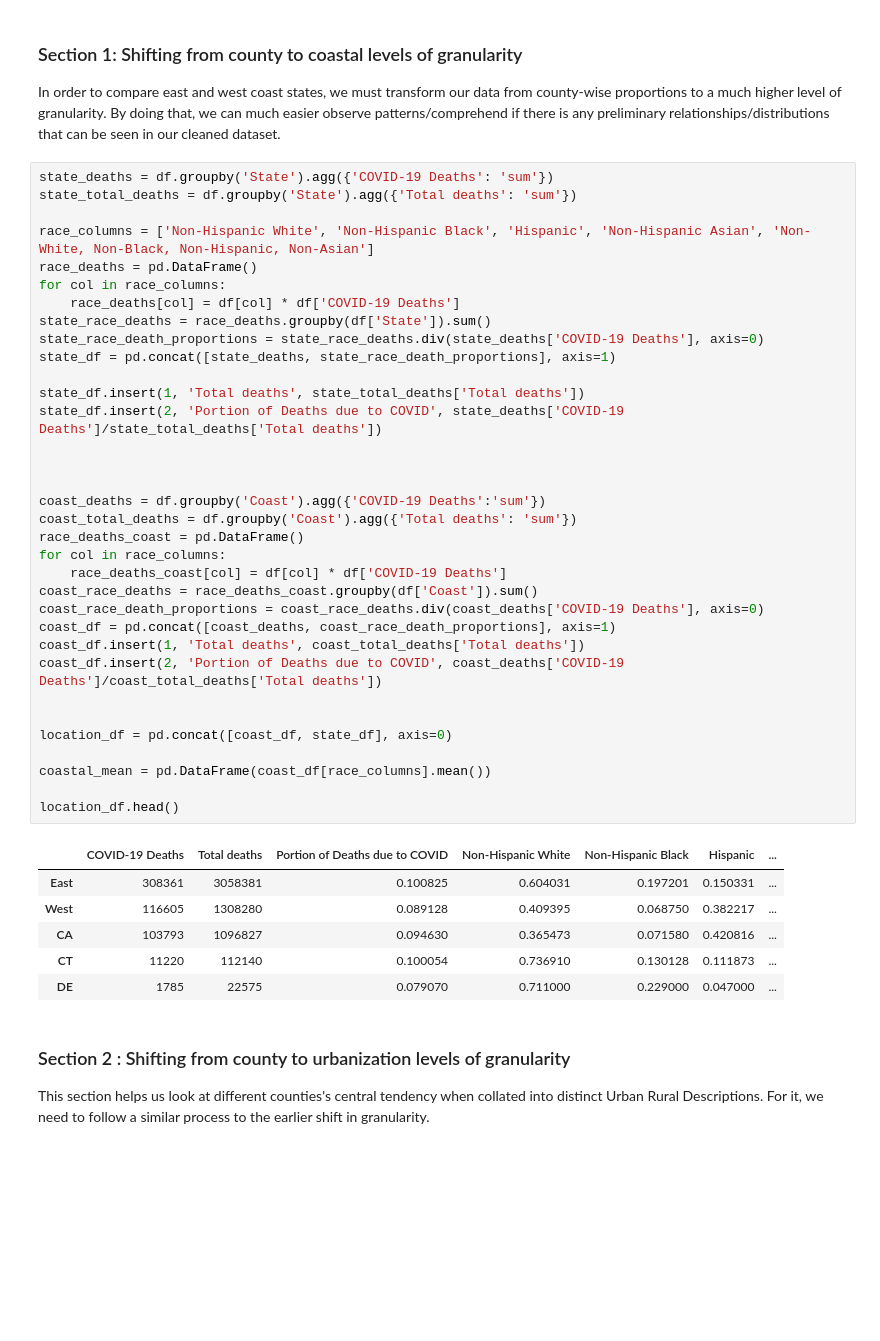
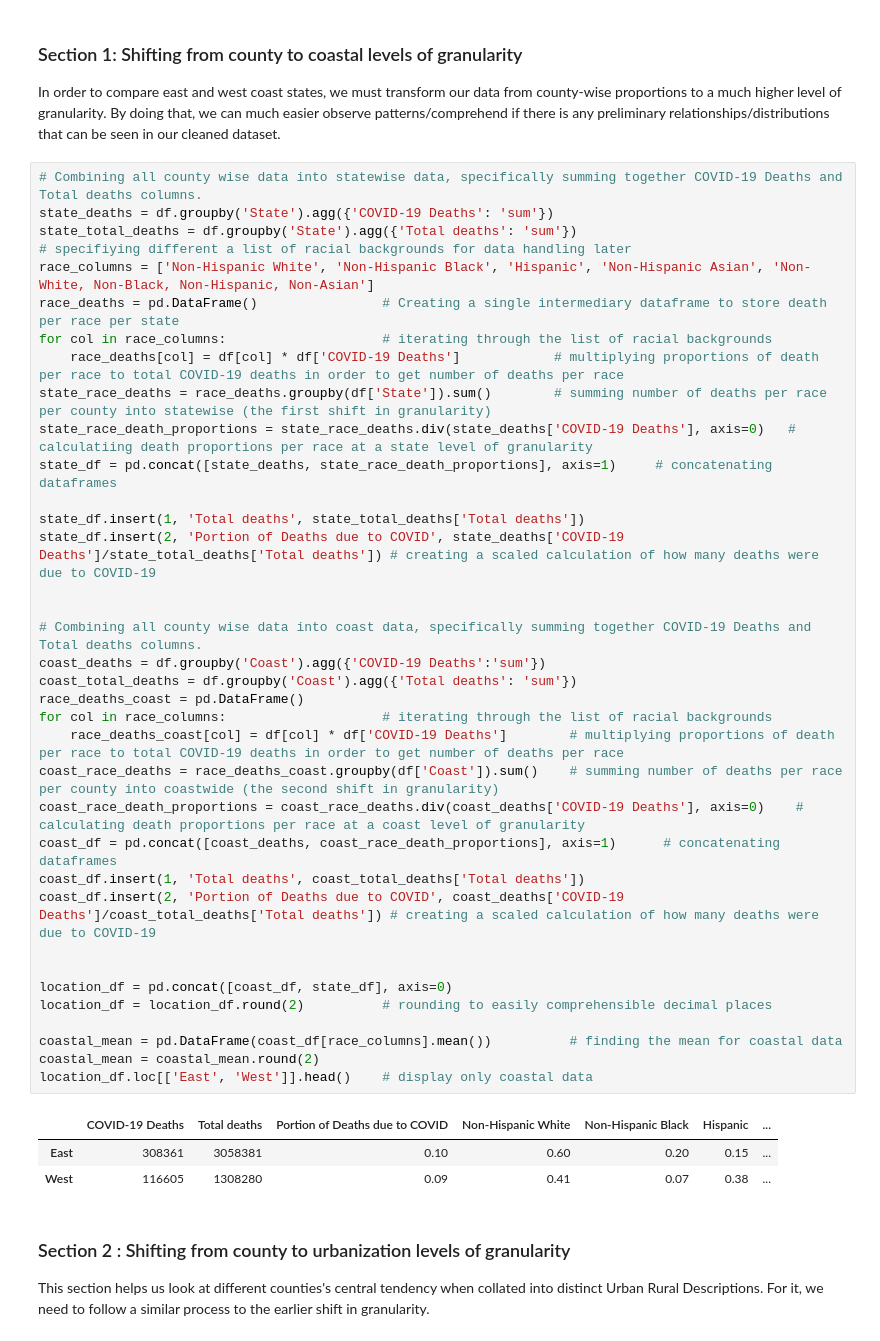
Before and after one commit to kshtwr/COVID-Mortality-Rate-in-Diverse-Cities, a Jupyter notebook: EDACheckpoint_Group116_WI24.ipynb, the cells around one changed output. Drawn from its saved outputs; the diff is of its cells as text; blank space fills up the shorter version.

```diff
--- a/EDACheckpoint_Group116_WI24.ipynb
+++ b/EDACheckpoint_Group116_WI24.ipynb
@@ -155,46 +155,45 @@ df.head()
 
 In order to compare east and west coast states, we must transform our data from county-wise proportions to a much higher level of granularity. By doing that, we can much easier observe patterns/comprehend if there is any preliminary relationships/distributions that can be seen in our cleaned dataset.
 # %%
+# Combining all county wise data into statewise data, specifically summing together COVID-19 Deaths and Total deaths columns.
 state_deaths = df.groupby('State').agg({'COVID-19 Deaths': 'sum'})
 state_total_deaths = df.groupby('State').agg({'Total deaths': 'sum'})
-
+# specifiying different a list of racial backgrounds for data handling later
 race_columns = ['Non-Hispanic White', 'Non-Hispanic Black', 'Hispanic', 'Non-Hispanic Asian', 'Non-White, Non-Black, Non-Hispanic, Non-Asian']
-race_deaths = pd.DataFrame()
-for col in race_columns:
-    race_deaths[col] = df[col] * df['COVID-19 Deaths']
-state_race_deaths = race_deaths.groupby(df['State']).sum()
-state_race_death_proportions = state_race_deaths.div(state_deaths['COVID-19 Deaths'], axis=0)
-state_df = pd.concat([state_deaths, state_race_death_proportions], axis=1)
+race_deaths = pd.DataFrame()                # Creating a single intermediary dataframe to store death per race per state
+for col in race_columns:                    # iterating through the list of racial backgrounds
+    race_deaths[col] = df[col] * df['COVID-19 Deaths']            # multiplying proportions of death per race to total COVID-19 deaths in order to get number of deaths per race
+state_race_deaths = race_deaths.groupby(df['State']).sum()        # summing number of deaths per race per county into statewise (the first shift in granularity)
+state_race_death_proportions = state_race_deaths.div(state_deaths['COVID-19 Deaths'], axis=0)   # calculatiing death proportions per race at a state level of granularity
+state_df = pd.concat([state_deaths, state_race_death_proportions], axis=1)     # concatenating dataframes
 
 state_df.insert(1, 'Total deaths', state_total_deaths['Total deaths'])
-state_df.insert(2, 'Portion of Deaths due to COVID', state_deaths['COVID-19 Deaths']/state_total_deaths['Total deaths'])
+state_df.insert(2, 'Portion of Deaths due to COVID', state_deaths['COVID-19 Deaths']/state_total_deaths['Total deaths']) # creating a scaled calculation of how many deaths were due to COVID-19
 
 
-
+# Combining all county wise data into coast data, specifically summing together COVID-19 Deaths and Total deaths columns.
 coast_deaths = df.groupby('Coast').agg({'COVID-19 Deaths':'sum'})
 coast_total_deaths = df.groupby('Coast').agg({'Total deaths': 'sum'})
 race_deaths_coast = pd.DataFrame()
-for col in race_columns:
-    race_deaths_coast[col] = df[col] * df['COVID-19 Deaths']
-coast_race_deaths = race_deaths_coast.groupby(df['Coast']).sum()
-coast_race_death_proportions = coast_race_deaths.div(coast_deaths['COVID-19 Deaths'], axis=0)
-coast_df = pd.concat([coast_deaths, coast_race_death_proportions], axis=1)
+for col in race_columns:                    # iterating through the list of racial backgrounds
+    race_deaths_coast[col] = df[col] * df['COVID-19 Deaths']        # multiplying proportions of death per race to total COVID-19 deaths in order to get number of deaths per race
+coast_race_deaths = race_deaths_coast.groupby(df['Coast']).sum()    # summing number of deaths per race per county into coastwide (the second shift in granularity)
+coast_race_death_proportions = coast_race_deaths.div(coast_deaths['COVID-19 Deaths'], axis=0)    # calculating death proportions per race at a coast level of granularity
+coast_df = pd.concat([coast_deaths, coast_race_death_proportions], axis=1)      # concatenating dataframes
 coast_df.insert(1, 'Total deaths', coast_total_deaths['Total deaths'])
-coast_df.insert(2, 'Portion of Deaths due to COVID', coast_deaths['COVID-19 Deaths']/coast_total_deaths['Total deaths'])
+coast_df.insert(2, 'Portion of Deaths due to COVID', coast_deaths['COVID-19 Deaths']/coast_total_deaths['Total deaths']) # creating a scaled calculation of how many deaths were due to COVID-19
 
 
 location_df = pd.concat([coast_df, state_df], axis=0)
+location_df = location_df.round(2)          # rounding to easily comprehensible decimal places
 
-coastal_mean = pd.DataFrame(coast_df[race_columns].mean())
-
-location_df.head()
+coastal_mean = pd.DataFrame(coast_df[race_columns].mean())          # finding the mean for coastal data
+coastal_mean = coastal_mean.round(2)
+location_df.loc[['East', 'West']].head()    # display only coastal data
 # %% [output]
 |  | COVID-19 Deaths | Total deaths | Portion of Deaths due to COVID | Non-Hispanic White | Non-Hispanic Black | Hispanic | ... |
-| East | 308361 | 3058381 | 0.100825 | 0.604031 | 0.197201 | 0.150331 | ... |
-| West | 116605 | 1308280 | 0.089128 | 0.409395 | 0.068750 | 0.382217 | ... |
-| CA | 103793 | 1096827 | 0.094630 | 0.365473 | 0.071580 | 0.420816 | ... |
-| CT | 11220 | 112140 | 0.100054 | 0.736910 | 0.130128 | 0.111873 | ... |
-| DE | 1785 | 22575 | 0.079070 | 0.711000 | 0.229000 | 0.047000 | ... |
+| East | 308361 | 3058381 | 0.10 | 0.60 | 0.20 | 0.15 | ... |
+| West | 116605 | 1308280 | 0.09 | 0.41 | 0.07 | 0.38 | ... |
 # %% [markdown]
 ### Section 2 : Shifting from county to urbanization levels of granularity
 
```
Also changed, not shown: parts of 6 cells of this notebook.
